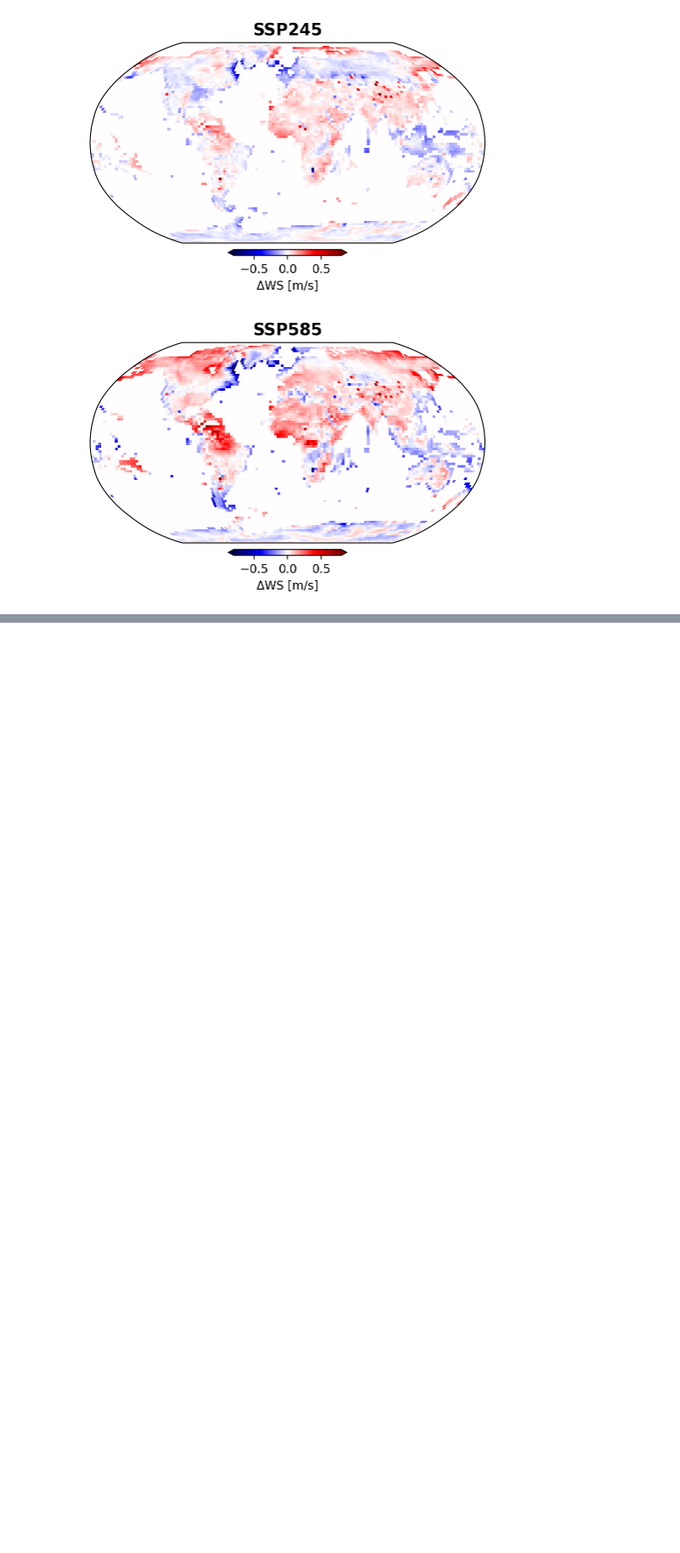
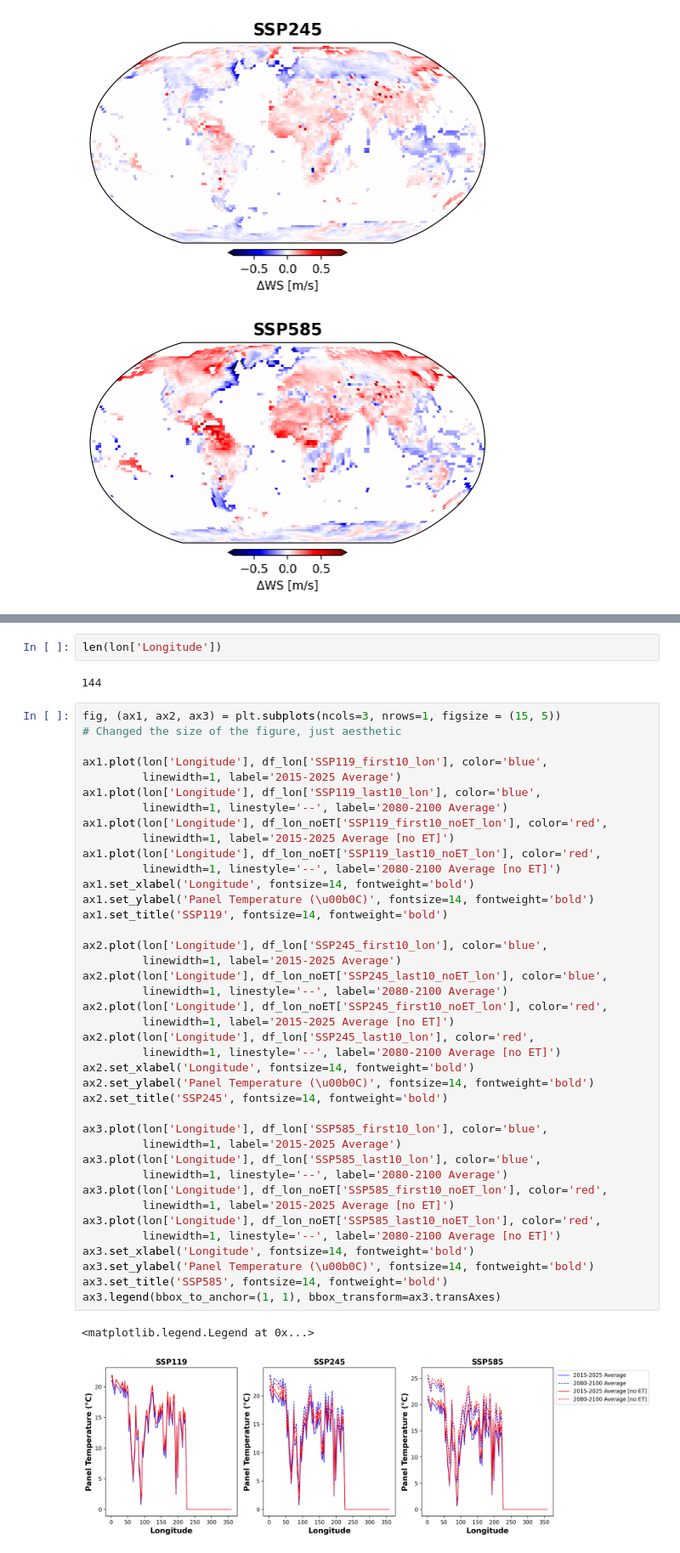
Before and after one commit to EES-3506-5506/EES3506_5506_Fall2023_FinalProject_Merheb, a Jupyter notebook: FinalProject_Merheb_DatasetsObservations.ipynb, the cells around one changed output, grey strips where cells are left out. Shown at 85% size. Cells and saved outputs as stored; diff of their text form; blank space fills up the shorter version.

```diff
--- a/FinalProject_Merheb_DatasetsObservations.ipynb
+++ b/FinalProject_Merheb_DatasetsObservations.ipynb
@@ -1240,0 +1362,46 @@ Text(0.5, 1.0, 'SSP585')
+# %%
+len(lon['Longitude'])
+# %% [output]
+144
+# %%
+fig, (ax1, ax2, ax3) = plt.subplots(ncols=3, nrows=1, figsize = (15, 5))                   # Changed the size of the figure, just aesthetic
+
+ax1.plot(lon['Longitude'], df_lon['SSP119_first10_lon'], color='blue',
+         linewidth=1, label='2015-2025 Average')
+ax1.plot(lon['Longitude'], df_lon['SSP119_last10_lon'], color='blue',
+         linewidth=1, linestyle='--', label='2080-2100 Average')
+ax1.plot(lon['Longitude'], df_lon_noET['SSP119_first10_noET_lon'], color='red',
+         linewidth=1, label='2015-2025 Average [no ET]')
+ax1.plot(lon['Longitude'], df_lon_noET['SSP119_last10_noET_lon'], color='red',
+         linewidth=1, linestyle='--', label='2080-2100 Average [no ET]')
+ax1.set_xlabel('Longitude', fontsize=14, fontweight='bold')
+ax1.set_ylabel('Panel Temperature (\u00b0C)', fontsize=14, fontweight='bold')
+ax1.set_title('SSP119', fontsize=14, fontweight='bold')
+
+ax2.plot(lon['Longitude'], df_lon['SSP245_first10_lon'], color='blue',
+         linewidth=1, label='2015-2025 Average')
+ax2.plot(lon['Longitude'], df_lon_noET['SSP245_last10_noET_lon'], color='blue',
+         linewidth=1, linestyle='--', label='2080-2100 Average')
+ax2.plot(lon['Longitude'], df_lon_noET['SSP245_first10_noET_lon'], color='red',
+         linewidth=1, label='2015-2025 Average [no ET]')
+ax2.plot(lon['Longitude'], df_lon['SSP245_last10_lon'], color='red',
+         linewidth=1, linestyle='--', label='2080-2100 Average [no ET]')
+ax2.set_xlabel('Longitude', fontsize=14, fontweight='bold')
+ax2.set_ylabel('Panel Temperature (\u00b0C)', fontsize=14, fontweight='bold')
+ax2.set_title('SSP245', fontsize=14, fontweight='bold')
+
+ax3.plot(lon['Longitude'], df_lon['SSP585_first10_lon'], color='blue',
+         linewidth=1, label='2015-2025 Average')
+ax3.plot(lon['Longitude'], df_lon['SSP585_last10_lon'], color='blue',
+         linewidth=1, linestyle='--', label='2080-2100 Average')
+ax3.plot(lon['Longitude'], df_lon_noET['SSP585_first10_noET_lon'], color='red',
+         linewidth=1, label='2015-2025 Average [no ET]')
+ax3.plot(lon['Longitude'], df_lon_noET['SSP585_last10_noET_lon'], color='red',
+         linewidth=1, linestyle='--', label='2080-2100 Average [no ET]')
+ax3.set_xlabel('Longitude', fontsize=14, fontweight='bold')
+ax3.set_ylabel('Panel Temperature (\u00b0C)', fontsize=14, fontweight='bold')
+ax3.set_title('SSP585', fontsize=14, fontweight='bold')
+ax3.legend(bbox_to_anchor=(1, 1), bbox_transform=ax3.transAxes)
+# %% [output]
+<matplotlib.legend.Legend at 0x...>
+[figure, added]
```
Also changed, not shown: parts of 21 cells of this notebook.
